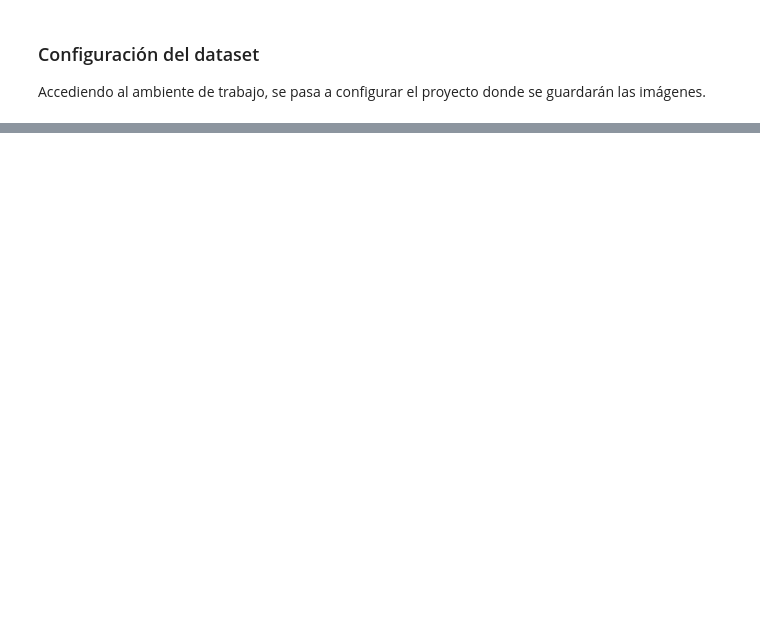
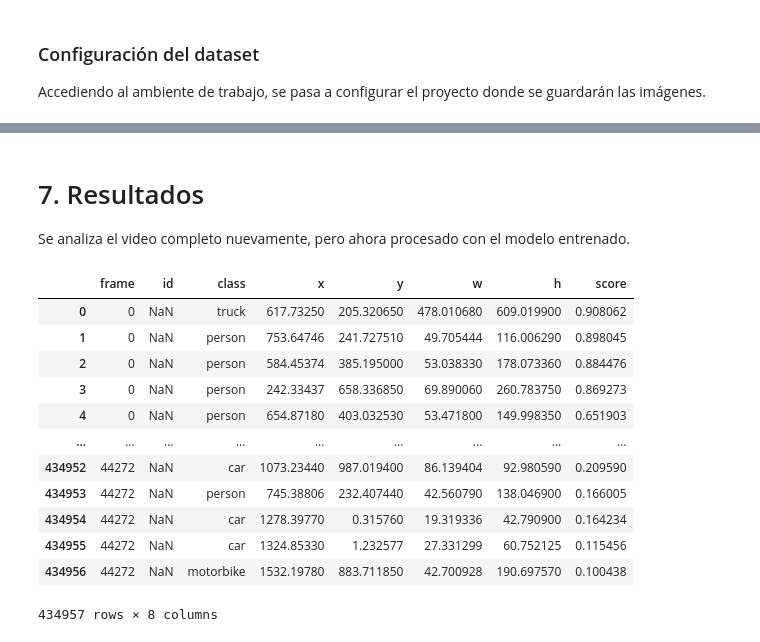
Before and after one commit to cawilchesp/roboflow_active_learning, a Jupyter notebook: csv_analysis.ipynb, the cells around one changed output, grey strips where cells are left out. Drawn from its saved outputs; the diff is of its cells as text; code cells hidden in the pictures; blank space fills up the shorter version.

```diff
--- a/csv_analysis.ipynb
+++ b/csv_analysis.ipynb
@@ -427,0 +353,31 @@ image_0033356
+# %% [markdown]
+# 7. Resultados
+
+Se analiza el video completo nuevamente, pero ahora procesado con el modelo entrenado.
+# %%
+CSV_V1 = 'ARS_Iglesia_Santa_Maria_Magdalena_CAM1_new_v1.csv'
+
+source_v1: str = f"{SOURCE_CSV}/{CSV_V1}"
+with open(source_v1, 'r') as csv_file:
+    csv_data_v1 = pd.read_csv(
+        filepath_or_buffer=csv_file,
+        sep=',',
+        names=['frame', 'id', 'class', 'x', 'y', 'w', 'h', 'score'],
+        header=None,
+        index_col=False
+    )
+csv_data_v1
+# %% [output]
+|  | frame | id | class | x | y | w | h | score |
+| 0 | 0 | NaN | truck | 617.73250 | 205.320650 | 478.010680 | 609.019900 | 0.908062 |
+| 1 | 0 | NaN | person | 753.64746 | 241.727510 | 49.705444 | 116.006290 | 0.898045 |
+| 2 | 0 | NaN | person | 584.45374 | 385.195000 | 53.038330 | 178.073360 | 0.884476 |
+| 3 | 0 | NaN | person | 242.33437 | 658.336850 | 69.890060 | 260.783750 | 0.869273 |
+| 4 | 0 | NaN | person | 654.87180 | 403.032530 | 53.471800 | 149.998350 | 0.651903 |
+| ... | ... | ... | ... | ... | ... | ... | ... | ... |
+| 434952 | 44272 | NaN | car | 1073.23440 | 987.019400 | 86.139404 | 92.980590 | 0.209590 |
+| 434953 | 44272 | NaN | person | 745.38806 | 232.407440 | 42.560790 | 138.046900 | 0.166005 |
+| 434954 | 44272 | NaN | car | 1278.39770 | 0.315760 | 19.319336 | 42.790900 | 0.164234 |
+| 434955 | 44272 | NaN | car | 1324.85330 | 1.232577 | 27.331299 | 60.752125 | 0.115456 |
+| 434956 | 44272 | NaN | motorbike | 1532.19780 | 883.711850 | 42.700928 | 190.697570 | 0.100438 |
+434957 rows × 8 columns
```
Also changed, not shown: parts of 14 cells of this notebook.
